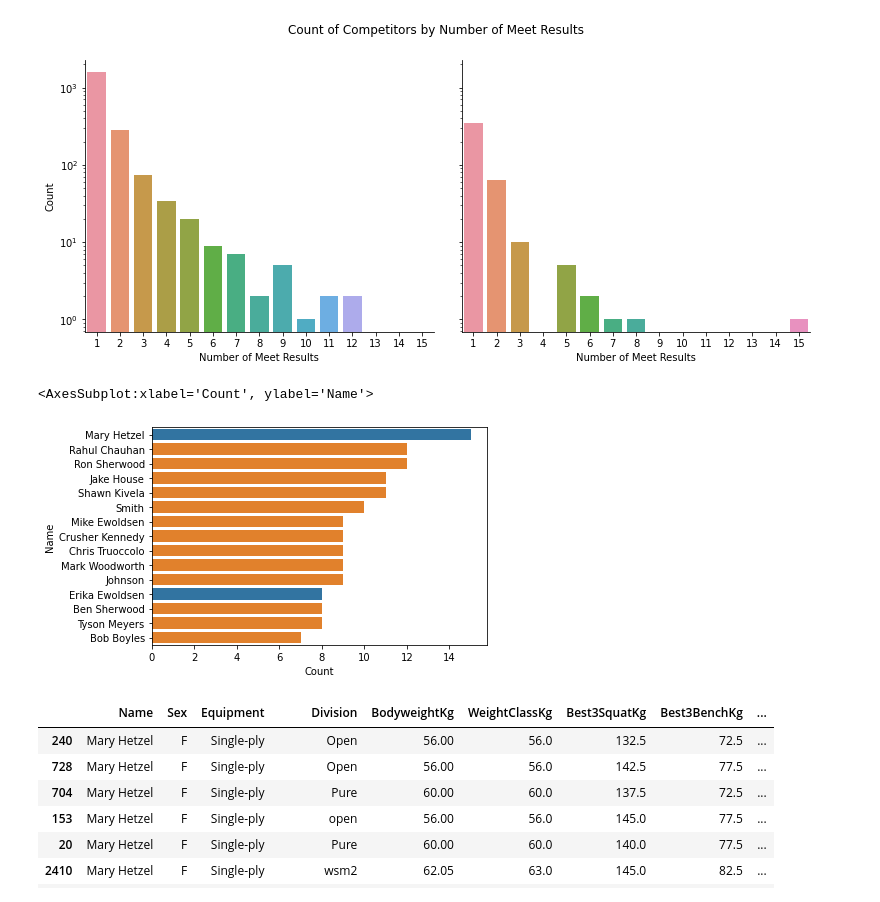
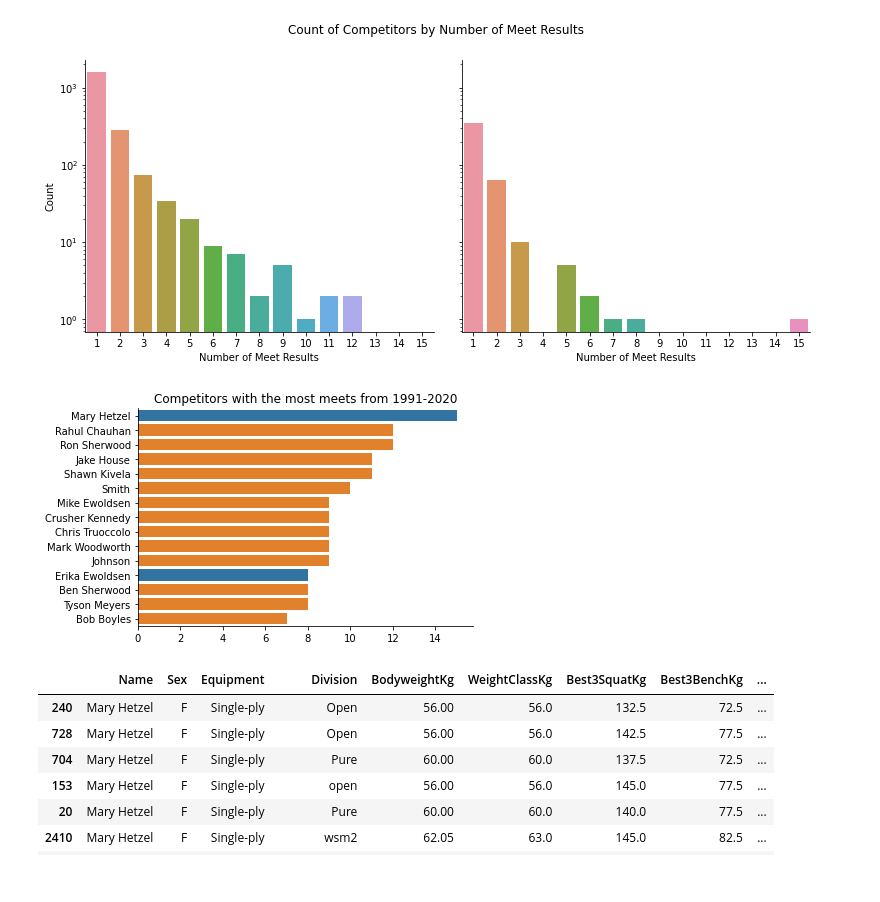
Before and after one commit to inunoriginal1/OpenPowerlifting, a Jupyter notebook: main.ipynb, the cells around one changed output. Saved outputs shown, nothing was run; the diff lists cells and outputs as text; code cells hidden in the pictures.

```diff
--- a/main.ipynb
+++ b/main.ipynb
@@ -992,10 +1001,12 @@ fig.show()
 # %%
 # Plotting top 15 competitors by count overall, colouring the bars by sex.
 colours = ['tab:orange' if (x == 'M') else 'tab:blue' for x in np.array(ok_competitor_count.head(15)['Sex'])]
 sns.barplot(y='Name', x='Count', data=ok_competitor_count.head(15), palette=colours)
+label_and_despine('Competitors with the most meets from 1991-2020')
+
+plt.savefig('Graphs/most_meets.png')
 # %% [output]
-<AxesSubplot:xlabel='Count', ylabel='Name'>
-[figure, old version]
+[figure, new version]
 # %%
 # Taking a look at all the meets for the competitor who's competed in the most meets.
 ok[ok.Name == 'Mary Hetzel'].sort_values('Date')
```
Also changed, not shown: parts of 10 cells of this notebook, 6 other files.
